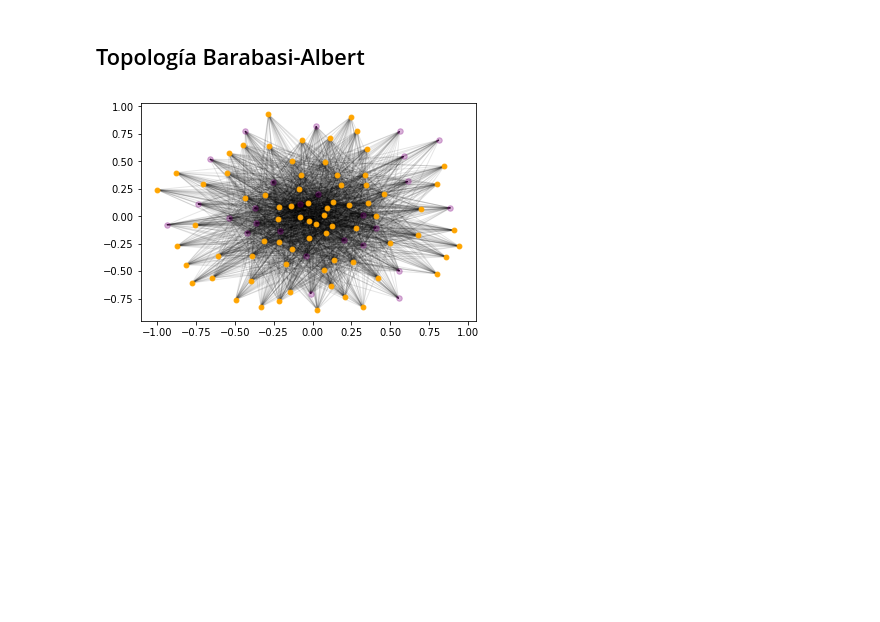
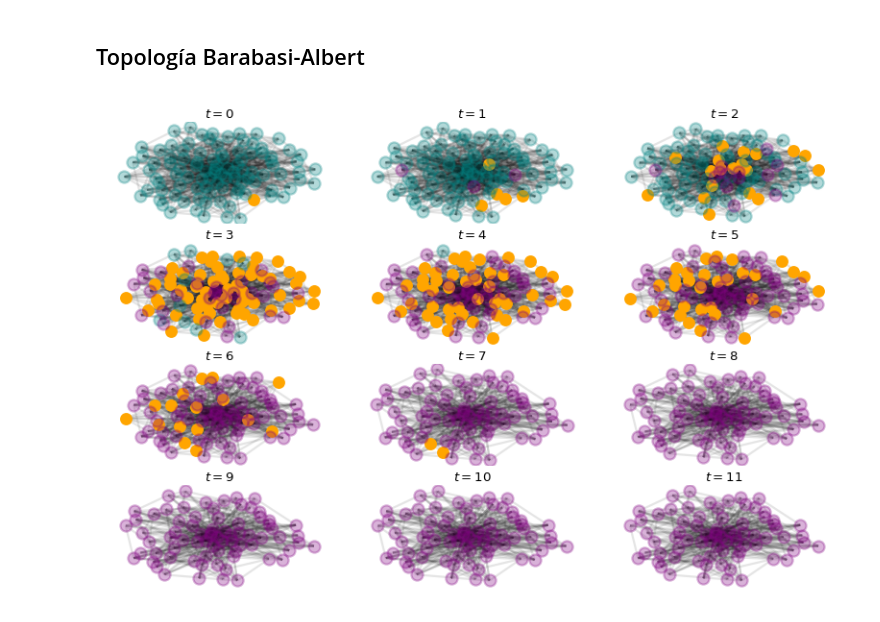
Before and after one commit to rgarcia-herrera/complejidad, a Jupyter notebook: redes/network SIR.ipynb, the cells around one changed output. Saved outputs shown, nothing was run; the diff lists cells and outputs as text; code cells hidden in the pictures; blank space fills up the shorter version.

```diff
--- a/redes/network SIR.ipynb
+++ b/redes/network SIR.ipynb
@@ -147,11 +150,11 @@ for n in G.nodes():
 n = random.choice(list(G.nodes))
 G.nodes[n]['agente'].estado = I
 
-duracion_infeccion = 2
-probabilidad_infeccion = 0.6
-probabilidad_recuperacion = 0.22
+duracion_infeccion = 5
+probabilidad_infeccion = 0.66
+probabilidad_recuperacion = 0.32
 
-iteraciones = 10
+iteraciones = 12
 
 # la red original en el primer tiempo
 t = [G, ]
@@ -169,7 +172,7 @@ plot_pop_sir(t)
 ## Topología Exponencial
 # %%
 # creamos la red con la topología deseada a través de la biblioteca NetworkX
-G = nx.random_graphs.gnm_random_graph(100, 300)
+G = nx.random_graphs.gnm_random_graph(100, 350)
 
 # ponemos un agente en cada nodo, todos en estado S
 for n in G.nodes():
@@ -180,10 +183,10 @@ n = random.choice(list(G.nodes))
 G.nodes[n]['agente'].estado = I
 
 duracion_infeccion = 2
-probabilidad_infeccion = 0.6
-probabilidad_recuperacion = 0.22
+probabilidad_infeccion = 0.5
+probabilidad_recuperacion = 0.4
 
-iteraciones = 20
+iteraciones = 12
 
 # la red original en el primer tiempo
 t = [G, ]
@@ -201,7 +204,7 @@ plot_pop_sir(t)
 ## Topología Barabasi-Albert
 # %%
 # creamos la red con la topología deseada a través de la biblioteca NetworkX
-G = nx.random_graphs.barabasi_albert_graph(100, 50)
+G = nx.random_graphs.barabasi_albert_graph(100, 10)
 
 # ponemos un agente en cada nodo, todos en estado S
 for n in G.nodes():
@@ -211,11 +214,11 @@ for n in G.nodes():
 n = random.choice(list(G.nodes))
 G.nodes[n]['agente'].estado = I
 
-duracion_infeccion = 2
-probabilidad_infeccion = 0.6
-probabilidad_recuperacion = 0.22
+duracion_infeccion = 4
+probabilidad_infeccion = 0.5
+probabilidad_recuperacion = 0.3
 
-iteraciones = 20
+iteraciones = 12
 
 # la red original en el primer tiempo
 t = [G, ]
@@ -226,7 +227,7 @@ G = nx.random_graphs.barabasi_albert_graph
 # %%
-plot_nw_sir(t[2])
+plot_nw_sir(t)
 # %% [output]
-[figure, old version]
+[figure, new version]
 # %%
 plot_pop_sir(t)
 # %% [output]
```
Also changed, not shown: parts of 14 cells of this notebook.
